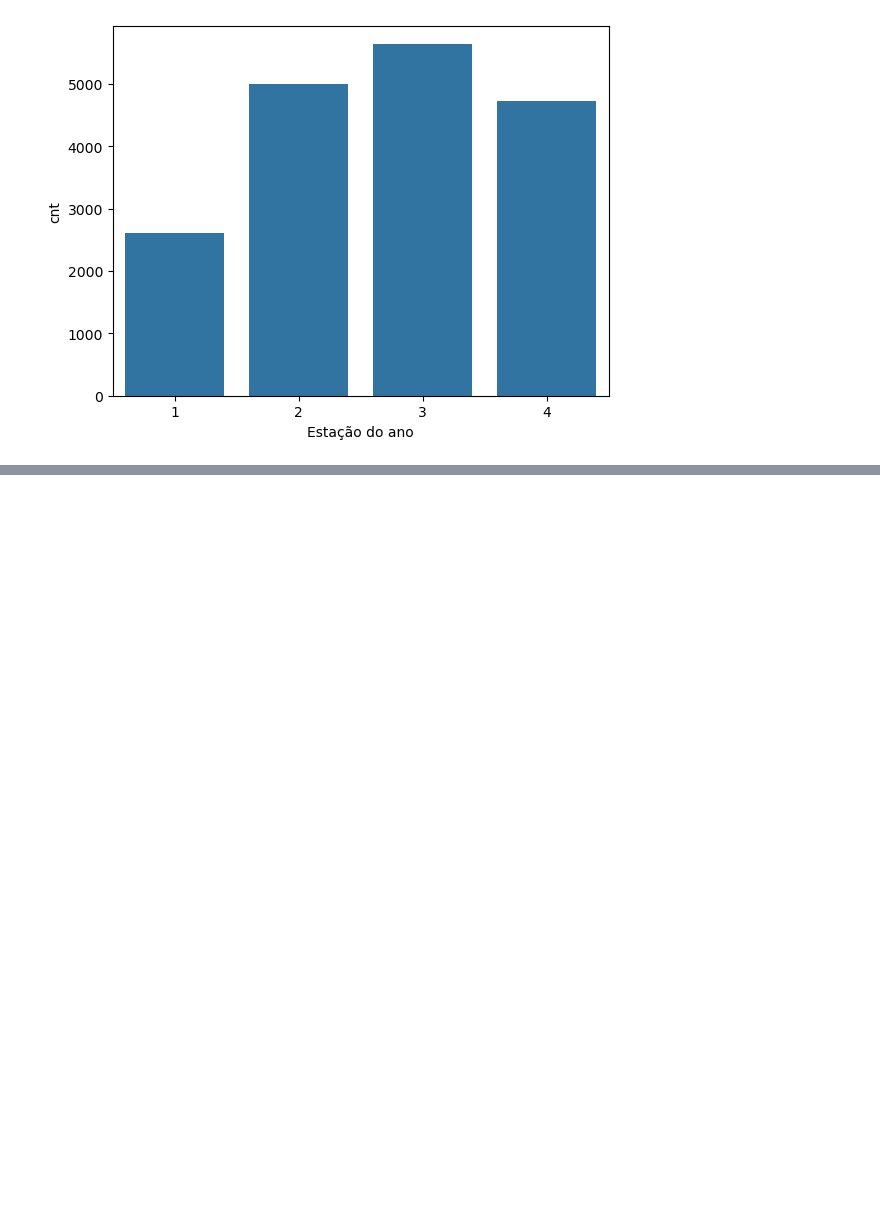
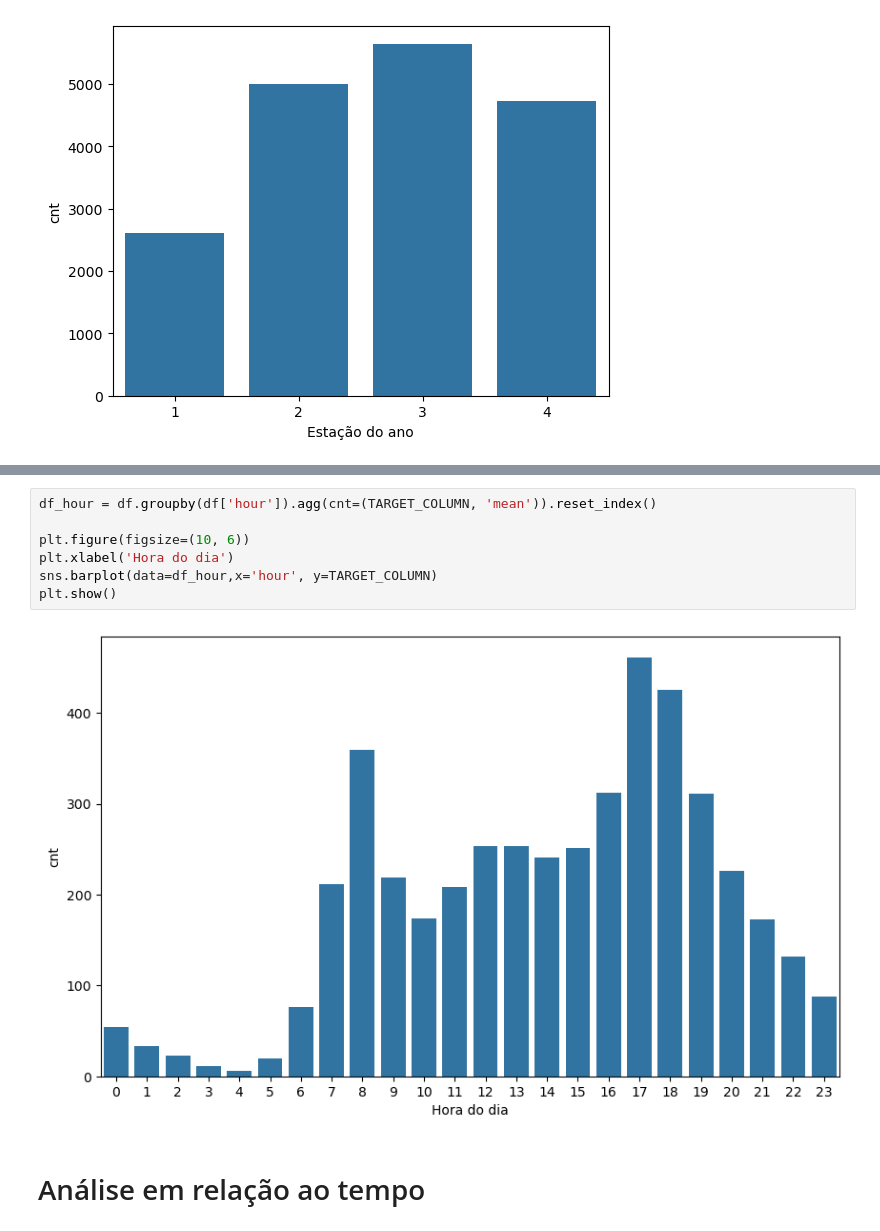
Before and after one commit to igao01/ds_bike_sharing, a Jupyter notebook: notebooks/02_EDA_bike_sharing.ipynb, the cells around one changed output, grey strips where cells are left out. Saved outputs shown, nothing was run; the diff lists cells and outputs as text; blank space fills up the shorter version.

```diff
--- a/notebooks/02_EDA_bike_sharing.ipynb
+++ b/notebooks/02_EDA_bike_sharing.ipynb
@@ -184,0 +200,11 @@ plt.show()
+# %%
+df_hour = df.groupby(df['hour']).agg(cnt=(TARGET_COLUMN, 'mean')).reset_index()
+
+plt.figure(figsize=(10, 6))
+plt.xlabel('Hora do dia')
+sns.barplot(data=df_hour,x='hour', y=TARGET_COLUMN)
+plt.show()
+# %% [output]
+[figure, added]
+# %% [markdown]
+# Análise em relação ao tempo
```
Also changed, not shown: parts of 32 cells of this notebook.
